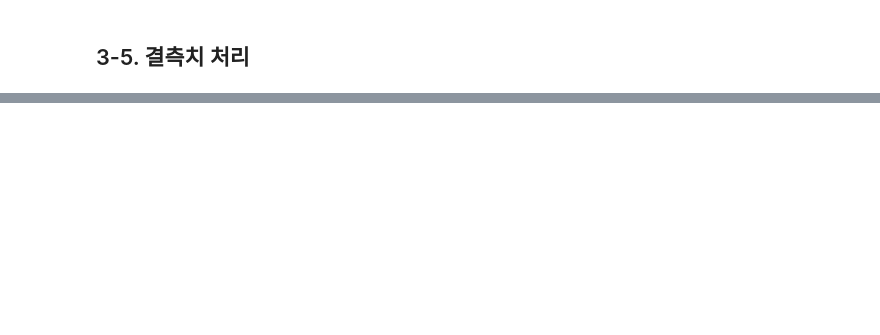
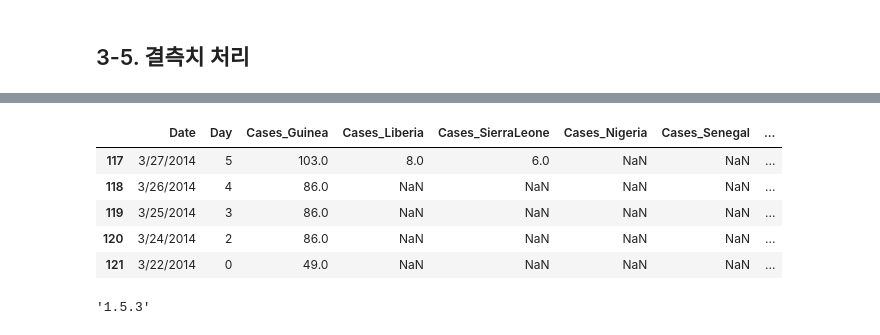
Before and after one commit to yleessam/hello, a Jupyter notebook: 22_pandas.ipynb, the cells around one changed output, grey strips where cells are left out. Drawn from its saved outputs; the diff is of its cells as text; code cells hidden in the pictures; blank space fills up the shorter version.

```diff
--- a/22_pandas.ipynb
+++ b/22_pandas.ipynb
@@ -2208,0 +2476,13 @@ False
+# %%
+ebola.fillna(method='bfill').tail()
+# %% [output]
+|  | Date | Day | Cases_Guinea | Cases_Liberia | Cases_SierraLeone | Cases_Nigeria | Cases_Senegal | ... |
+| 117 | 3/27/2014 | 5 | 103.0 | 8.0 | 6.0 | NaN | NaN | ... |
+| 118 | 3/26/2014 | 4 | 86.0 | NaN | NaN | NaN | NaN | ... |
+| 119 | 3/25/2014 | 3 | 86.0 | NaN | NaN | NaN | NaN | ... |
+| 120 | 3/24/2014 | 2 | 86.0 | NaN | NaN | NaN | NaN | ... |
+| 121 | 3/22/2014 | 0 | 49.0 | NaN | NaN | NaN | NaN | ... |
+# %%
+pd.__version__
+# %% [output]
+'1.5.3'
```
Also changed, not shown: parts of 52 cells of this notebook, 1 other file.
